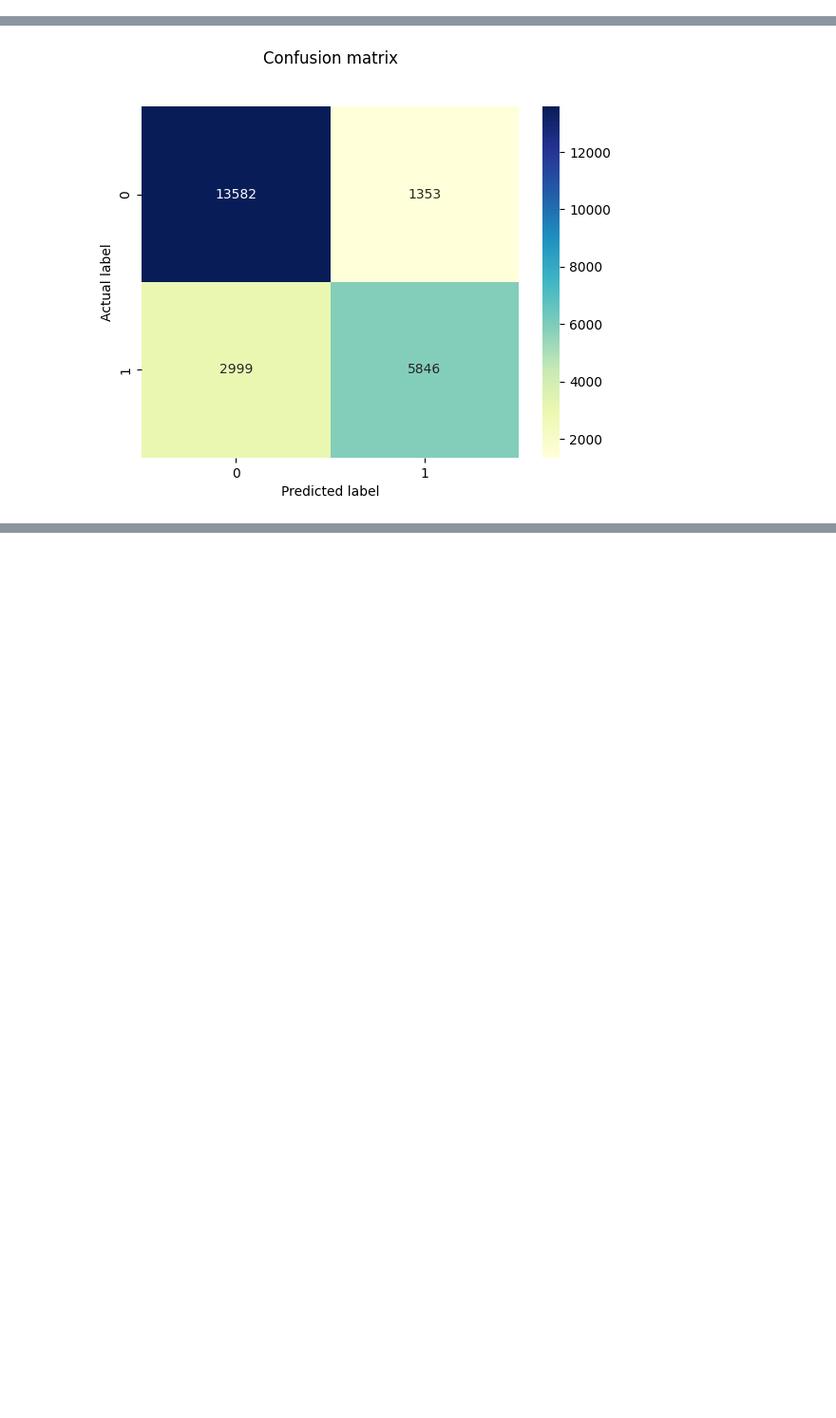
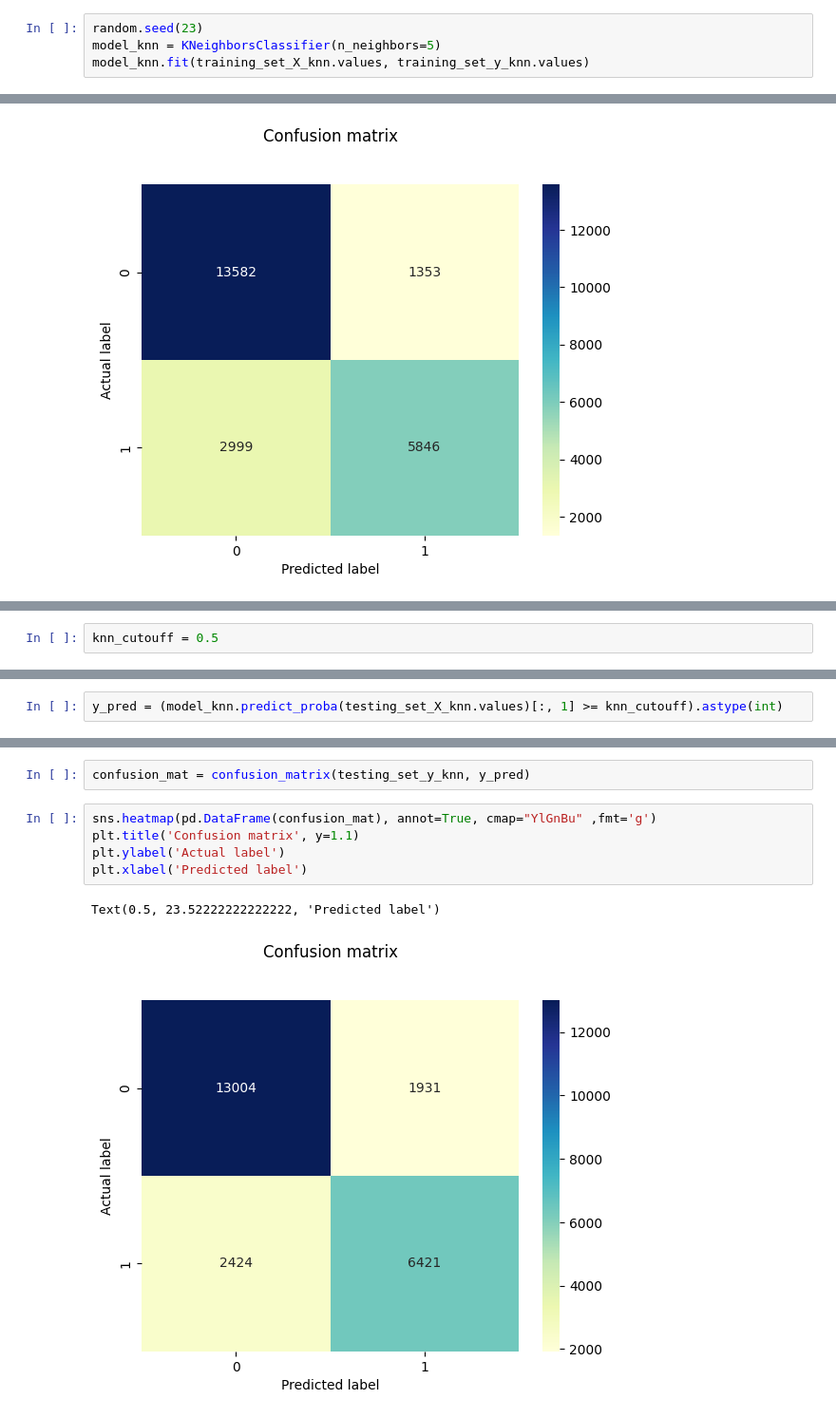
Before and after one commit to TraceGrain1/si618_final_project, a Jupyter notebook: Final_Project_Notebook.ipynb, the cells around one changed output, grey strips where cells are left out. Shown at 95% size. Drawn from its saved outputs; the diff is of its cells as text; blank space fills up the shorter version.

Commit message:
Added KNN and Random Forest Classification Models

```diff
--- a/Final_Project_Notebook.ipynb
+++ b/Final_Project_Notebook.ipynb
@@ -512,3 +515,7 @@ testing_set_X_knn = testing_set.drop(['is_canceled'], axis=1)
 testing_set_y_knn = testing_set['is_canceled']
 # %% [markdown]
 ##### Fit the KNN model
+# %%
+random.seed(23)
+model_knn = KNeighborsClassifier(n_neighbors=5)
+model_knn.fit(training_set_X_knn.values, training_set_y_knn.values)
@@ -565,0 +593,2 @@ weighted avg       0.82      0.82      0.81     23780
+# %%
+knn_cutouff = 0.5
@@ -565,0 +597,2 @@ weighted avg       0.82      0.82      0.81     23780
+# %%
+y_pred = (model_knn.predict_proba(testing_set_X_knn.values)[:, 1] >= knn_cutouff).astype(int)
@@ -565,0 +620,10 @@ weighted avg       0.82      0.82      0.81     23780
+# %%
+confusion_mat = confusion_matrix(testing_set_y_knn, y_pred)
+# %%
+sns.heatmap(pd.DataFrame(confusion_mat), annot=True, cmap="YlGnBu" ,fmt='g')
+plt.title('Confusion matrix', y=1.1)
+plt.ylabel('Actual label')
+plt.xlabel('Predicted label')
+# %% [output]
+Text(0.5, 23.52222222222222, 'Predicted label')
+[figure, added]
```
Also changed, not shown: parts of 24 cells of this notebook.
